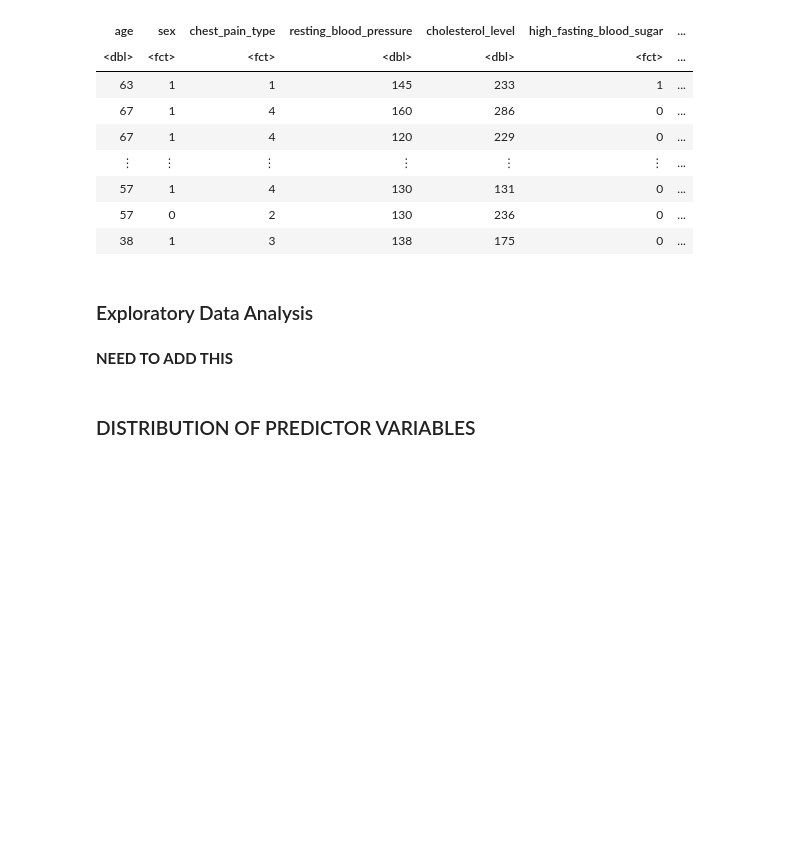
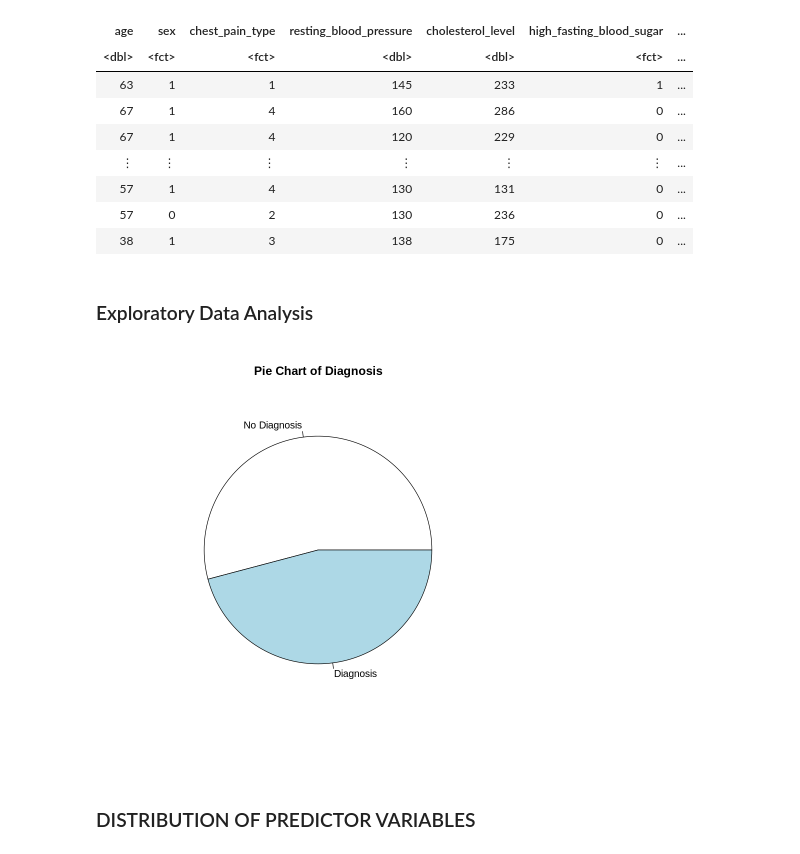
Before and after one commit to wswang98/dsci100-GroupProject, a Jupyter notebook: dsci100-group105-project.ipynb, the cells around one changed output. Drawn from its saved outputs; the diff is of its cells as text; code cells hidden in the pictures; blank space fills up the shorter version.

Commit message:
Added pie chart of diagnosis

```diff
--- a/dsci100-group105-project.ipynb
+++ b/dsci100-group105-project.ipynb
@@ -112,8 +112,15 @@ A tibble: 303 × 15
 | 38 | 1 | 3 | 138 | 175 | 0 | ... |
 # %% [markdown]
 ### Exploratory Data Analysis
-# %% [markdown]
-**NEED TO ADD THIS**
+# %%
+diagnosis_count <- heart_disease_data |>
+    group_by(diagnosis) |>
+    summarize(count = n()) |>
+    pull(count)
+
+diagnosis_pie <- pie(diagnosis_count, labels = c("No Diagnosis", "Diagnosis"), main = "Pie Chart of Diagnosis")
+# %% [output]
+[figure, added]
 # %% [markdown]
 ### DISTRIBUTION OF PREDICTOR VARIABLES
 # %% [markdown]
```
Also changed, not shown: parts of 2 cells of this notebook.
